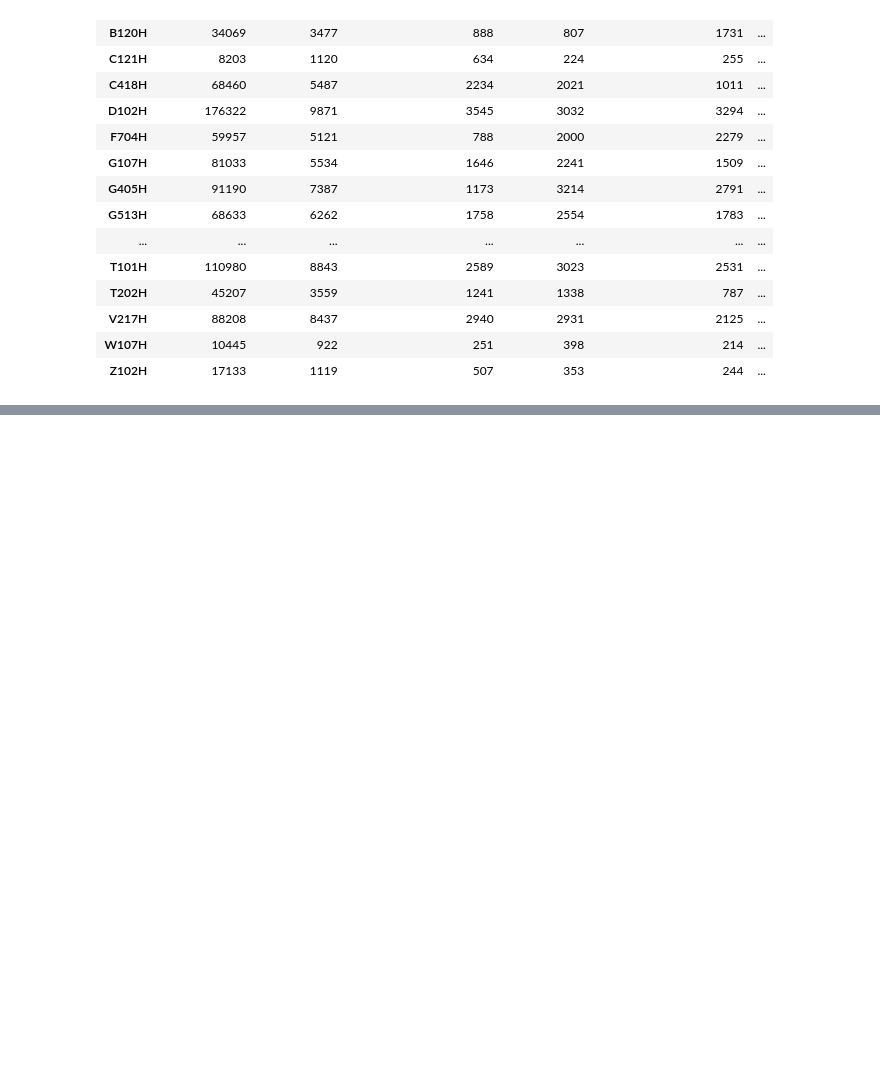
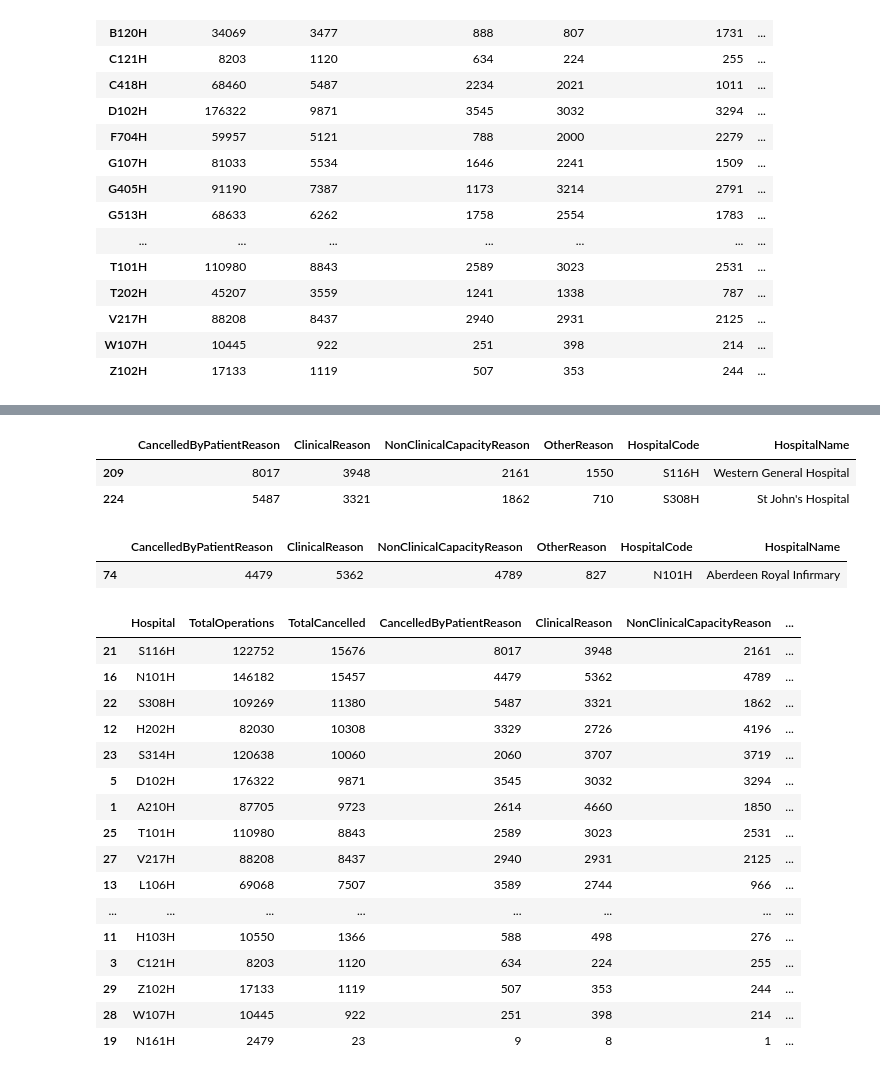
Before and after one commit to brianej/fdscw3, a Jupyter notebook: q3.ipynb, the cells around one changed output, grey strips where cells are left out. Drawn from its saved outputs; the diff is of its cells as text; code cells hidden in the pictures; blank space fills up the shorter version.

```diff
--- a/q3.ipynb
+++ b/q3.ipynb
@@ -288,0 +350,6 @@ result_index
+# %%
+groupC_names
+# %% [output]
+|  | CancelledByPatientReason | ClinicalReason | NonClinicalCapacityReason | OtherReason | HospitalCode | HospitalName |
+| 209 | 8017 | 3948 | 2161 | 1550 | S116H | Western General Hospital |
+| 224 | 5487 | 3321 | 1862 | 710 | S308H | St John's Hospital |
@@ -288,0 +358,25 @@ result_index
+# %%
+groupD_names
+# %% [output]
+|  | CancelledByPatientReason | ClinicalReason | NonClinicalCapacityReason | OtherReason | HospitalCode | HospitalName |
+| 74 | 4479 | 5362 | 4789 | 827 | N101H | Aberdeen Royal Infirmary |
+# %%
+cancellations_hospital_clean.sort_values(by="TotalCancelled", ascending=False)
+# %% [output]
+|  | Hospital | TotalOperations | TotalCancelled | CancelledByPatientReason | ClinicalReason | NonClinicalCapacityReason | ... |
+| 21 | S116H | 122752 | 15676 | 8017 | 3948 | 2161 | ... |
+| 16 | N101H | 146182 | 15457 | 4479 | 5362 | 4789 | ... |
+| 22 | S308H | 109269 | 11380 | 5487 | 3321 | 1862 | ... |
+| 12 | H202H | 82030 | 10308 | 3329 | 2726 | 4196 | ... |
+| 23 | S314H | 120638 | 10060 | 2060 | 3707 | 3719 | ... |
+| 5 | D102H | 176322 | 9871 | 3545 | 3032 | 3294 | ... |
+| 1 | A210H | 87705 | 9723 | 2614 | 4660 | 1850 | ... |
+| 25 | T101H | 110980 | 8843 | 2589 | 3023 | 2531 | ... |
+| 27 | V217H | 88208 | 8437 | 2940 | 2931 | 2125 | ... |
+| 13 | L106H | 69068 | 7507 | 3589 | 2744 | 966 | ... |
+| ... | ... | ... | ... | ... | ... | ... | ... |
+| 11 | H103H | 10550 | 1366 | 588 | 498 | 276 | ... |
+| 3 | C121H | 8203 | 1120 | 634 | 224 | 255 | ... |
+| 29 | Z102H | 17133 | 1119 | 507 | 353 | 244 | ... |
+| 28 | W107H | 10445 | 922 | 251 | 398 | 214 | ... |
+| 19 | N161H | 2479 | 23 | 9 | 8 | 1 | ... |
```
Also changed, not shown: parts of 20 cells of this notebook, 4 other files.
